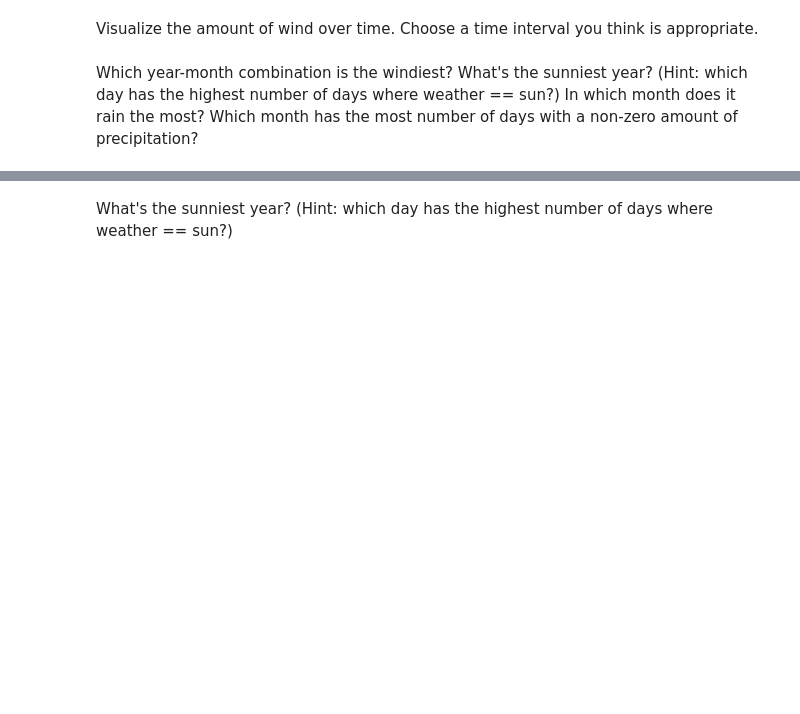
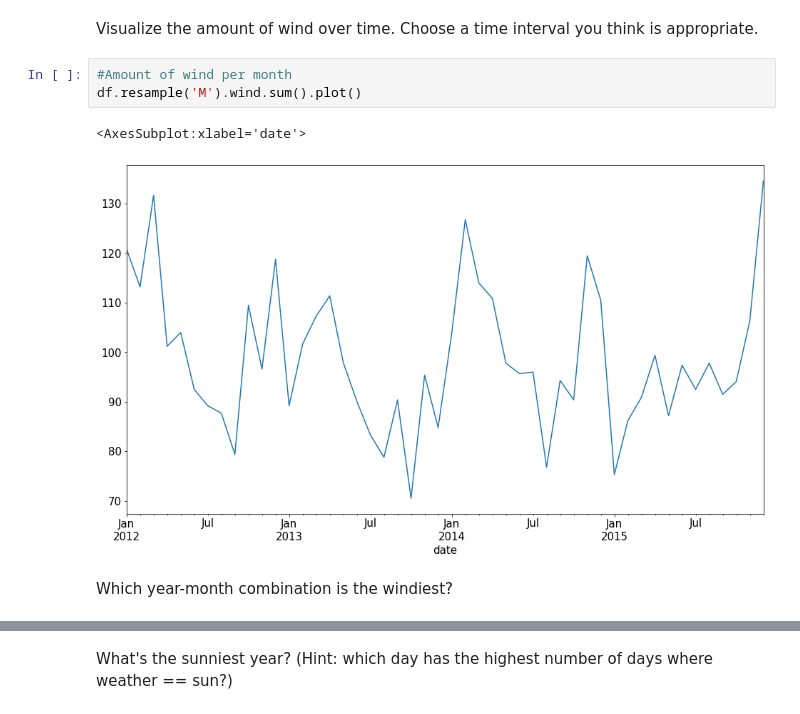
Before and after one commit to raedownen/time-series, a Jupyter notebook: time-series-exercises.ipynb, the cells around one changed output, grey strips where cells are left out. Saved outputs shown, nothing was run; the diff lists cells and outputs as text; blank space fills up the shorter version.

```diff
--- a/time-series-exercises.ipynb
+++ b/time-series-exercises.ipynb
@@ -222,7 +316,10 @@ Visualize the amount of monthly precipitation over time.
 # %% [markdown]
 Visualize the amount of wind over time. Choose a time interval you think is appropriate.
+# %%
+#Amount of wind per month
+df.resample('M').wind.sum().plot()
+# %% [output]
+<AxesSubplot:xlabel='date'>
+[figure, added]
 # %% [markdown]
 Which year-month combination is the windiest?
-What's the sunniest year? (Hint: which day has the highest number of days where weather == sun?)
-In which month does it rain the most?
-Which month has the most number of days with a non-zero amount of precipitation?
```
Also changed, not shown: parts of 33 cells of this notebook.
